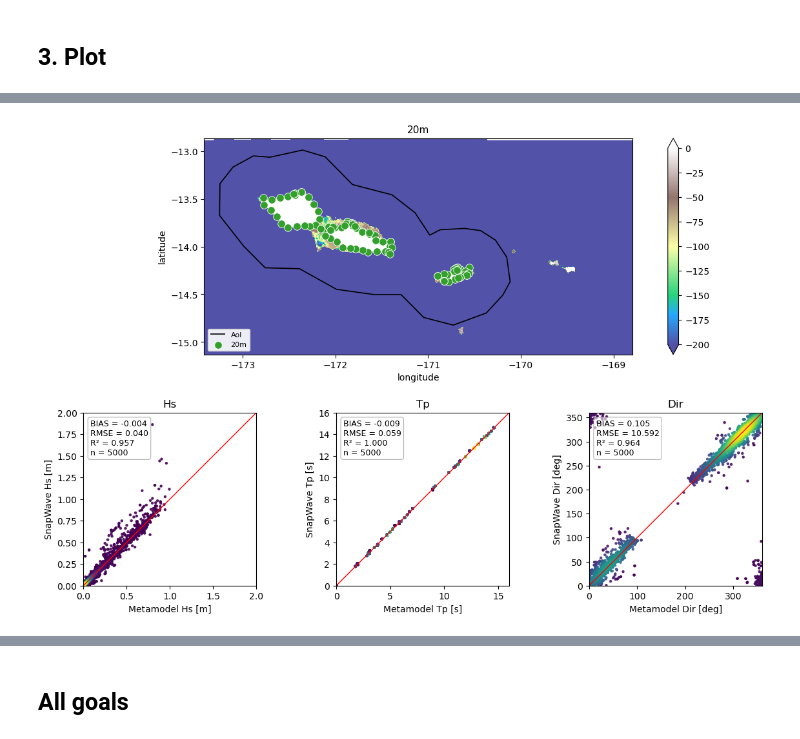
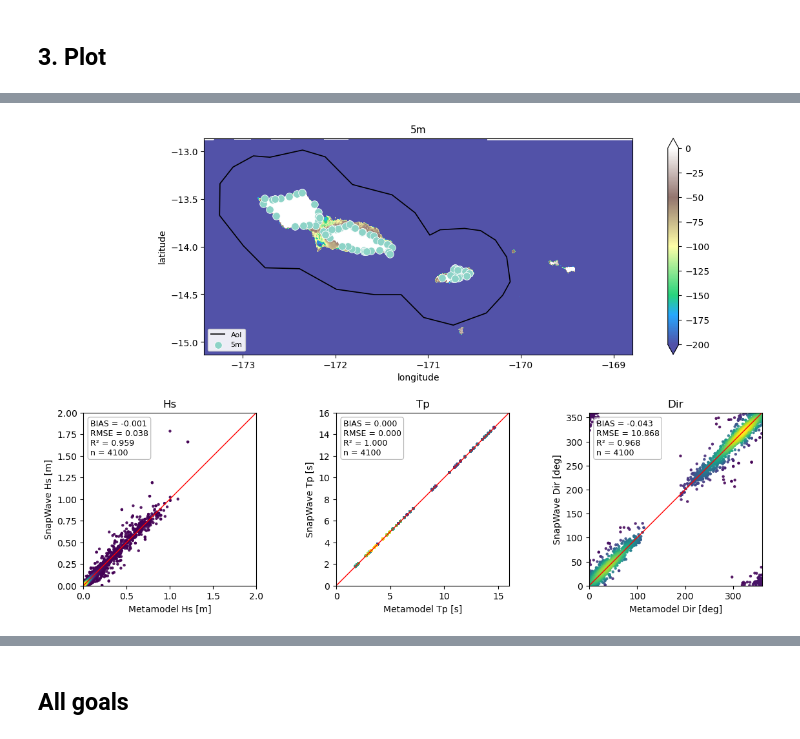
Before and after one commit to GeoOcean/HyGloW, a Jupyter notebook: Samoa/06_Validate_Metamodel.ipynb, the cells around one changed output, grey strips where cells are left out. Drawn from its saved outputs; the diff is of its cells as text; code cells hidden in the pictures.

```diff
--- a/Samoa/06_Validate_Metamodel.ipynb
+++ b/Samoa/06_Validate_Metamodel.ipynb
@@ -32,4 +32,4 @@ Hs filter  : > 10.0 m removed before PCA
 goal = "1"
 
 # One goal — all MDA candidate sizes from config
-# mm.fit(goal, gp_epochs=1000)
+mm.fit(goal, gp_epochs=1000, force_retrain=True)
@@ -98,10 +115,10 @@ result = val.validate(goal, n)
  'buoy_American_Samoa_Buoy',
  'buoy_Aunuu_Buoy']
 # %%
-result.plot("20m")
+result.plot("5m")
 plt.show()
 # %% [output]
-[figure, old version]
+[figure, new version]
 # %%
 # Map only, or scatters only
 # result.plot_map("10m")
```
Also changed, not shown: parts of 7 cells of this notebook, 5 other files.
